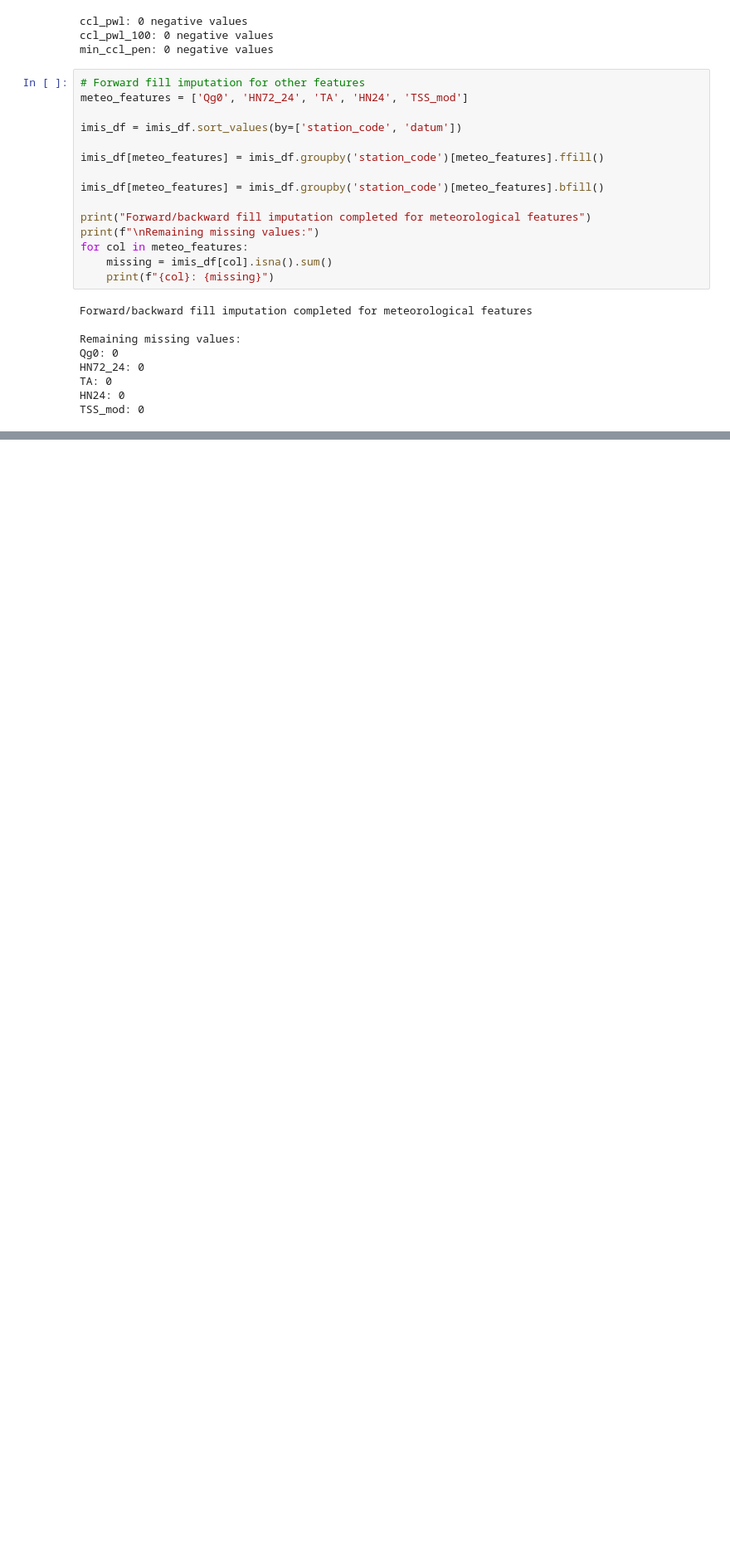
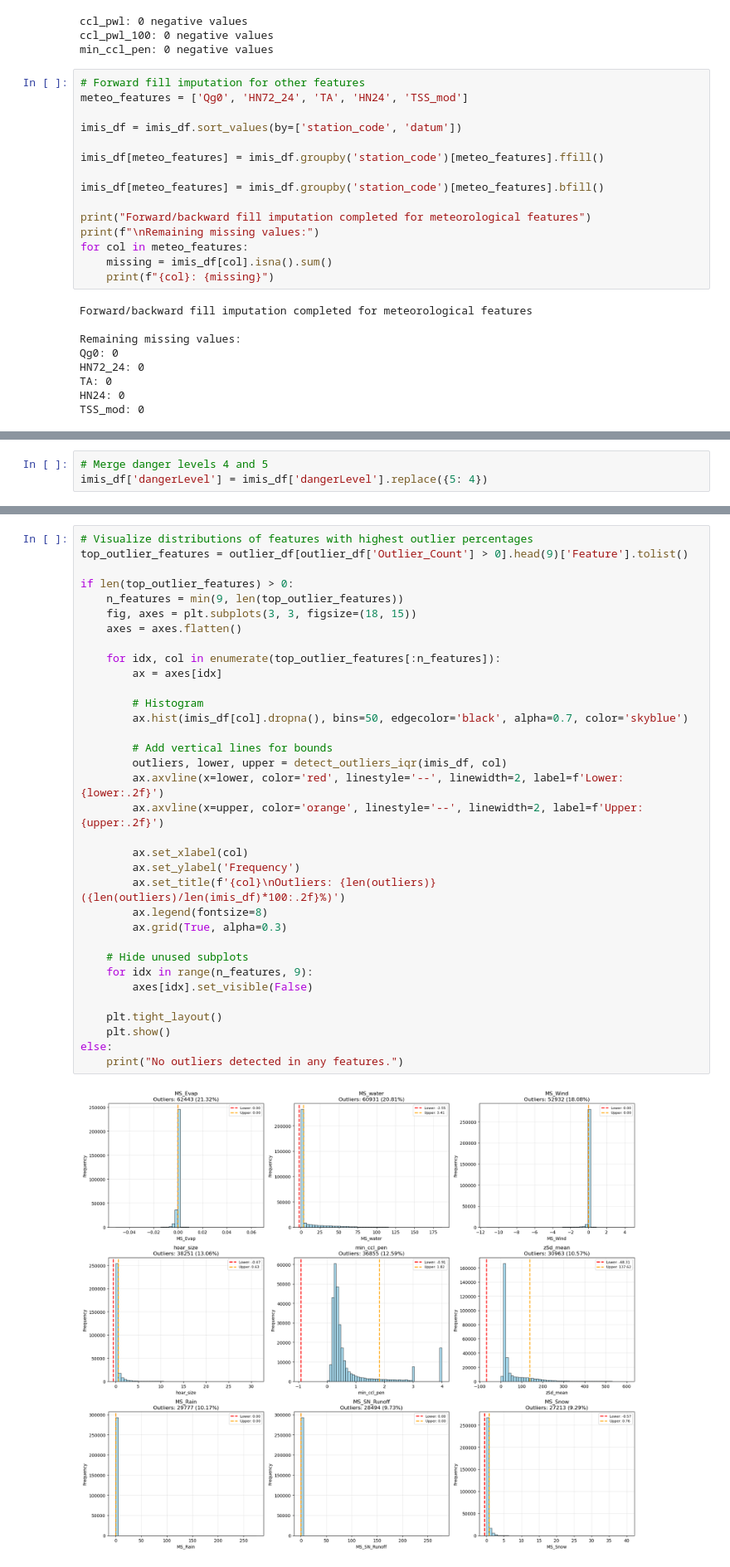
Before and after one commit to FPfenniger/AvalancheRiskProject, a Jupyter notebook: 1_Preprocessing.ipynb, the cells around one changed output, grey strips where cells are left out. Shown at 83% size. Cells and saved outputs as stored; diff of their text form; blank space fills up the shorter version.

```diff
--- a/1_Preprocessing.ipynb
+++ b/1_Preprocessing.ipynb
@@ -435,0 +450,3 @@ Missing values by feature:
+# %%
+# Merge danger levels 4 and 5
+imis_df['dangerLevel'] = imis_df['dangerLevel'].replace({5: 4})
@@ -435,0 +563,36 @@ Missing values by feature:
+# %%
+# Visualize distributions of features with highest outlier percentages
+top_outlier_features = outlier_df[outlier_df['Outlier_Count'] > 0].head(9)['Feature'].tolist()
+
+if len(top_outlier_features) > 0:
+    n_features = min(9, len(top_outlier_features))
+    fig, axes = plt.subplots(3, 3, figsize=(18, 15))
+    axes = axes.flatten()
+
+    for idx, col in enumerate(top_outlier_features[:n_features]):
+        ax = axes[idx]
+
+        # Histogram
+        ax.hist(imis_df[col].dropna(), bins=50, edgecolor='black', alpha=0.7, color='skyblue')
+
+        # Add vertical lines for bounds
+        outliers, lower, upper = detect_outliers_iqr(imis_df, col)
+        ax.axvline(x=lower, color='red', linestyle='--', linewidth=2, label=f'Lower: {lower:.2f}')
+        ax.axvline(x=upper, color='orange', linestyle='--', linewidth=2, label=f'Upper: {upper:.2f}')
+
+        ax.set_xlabel(col)
+        ax.set_ylabel('Frequency')
+        ax.set_title(f'{col}\nOutliers: {len(outliers)} ({len(outliers)/len(imis_df)*100:.2f}%)')
+        ax.legend(fontsize=8)
+        ax.grid(True, alpha=0.3)
+
+    # Hide unused subplots
+    for idx in range(n_features, 9):
+        axes[idx].set_visible(False)
+
+    plt.tight_layout()
+    plt.show()
+else:
+    print("No outliers detected in any features.")
+# %% [output]
+[figure, added]
```
Also changed, not shown: parts of 15 cells of this notebook.
